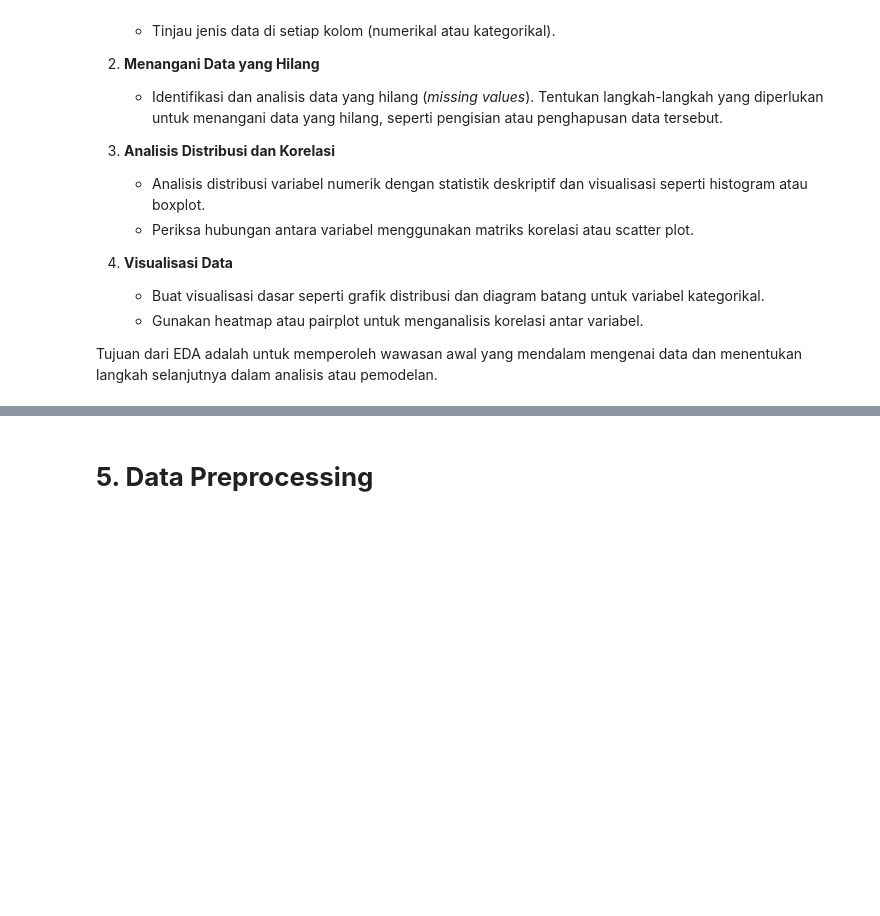
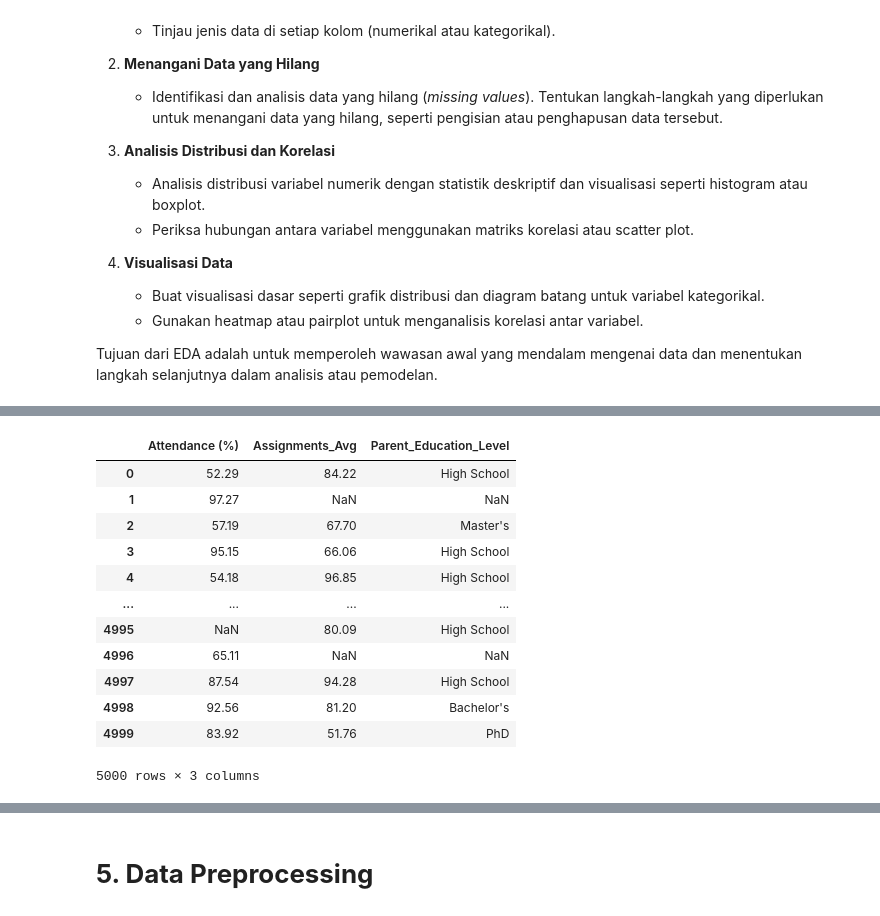
Before and after one commit to Azuredeer/student_performance_behavior, a Jupyter notebook: [Clustering]_Submission_Akhir_BMLP_Your_Name_(Updated).ipynb, the cells around one changed output, grey strips where cells are left out. Saved outputs shown, nothing was run; the diff lists cells and outputs as text; code cells hidden in the pictures; blank space fills up the shorter version.

```diff
--- a/[Clustering]_Submission_Akhir_BMLP_Your_Name_(Updated).ipynb
+++ b/[Clustering]_Submission_Akhir_BMLP_Your_Name_(Updated).ipynb
@@ -75,0 +116,20 @@ Tujuan dari EDA adalah untuk memperoleh wawasan awal yang mendalam mengenai data
+# %%
+# menampilkan kolom yang memiliki missing value
+data.columns[data.isnull().any()]
+
+data_mv = data[['Attendance (%)', 'Assignments_Avg', 'Parent_Education_Level']]
+data_mv
+# %% [output]
+|  | Attendance (%) | Assignments_Avg | Parent_Education_Level |
+| 0 | 52.29 | 84.22 | High School |
+| 1 | 97.27 | NaN | NaN |
+| 2 | 57.19 | 67.70 | Master's |
+| 3 | 95.15 | 66.06 | High School |
+| 4 | 54.18 | 96.85 | High School |
+| ... | ... | ... | ... |
+| 4995 | NaN | 80.09 | High School |
+| 4996 | 65.11 | NaN | NaN |
+| 4997 | 87.54 | 94.28 | High School |
+| 4998 | 92.56 | 81.20 | Bachelor's |
+| 4999 | 83.92 | 51.76 | PhD |
+5000 rows × 3 columns
```
Also changed, not shown: parts of 8 cells of this notebook.
